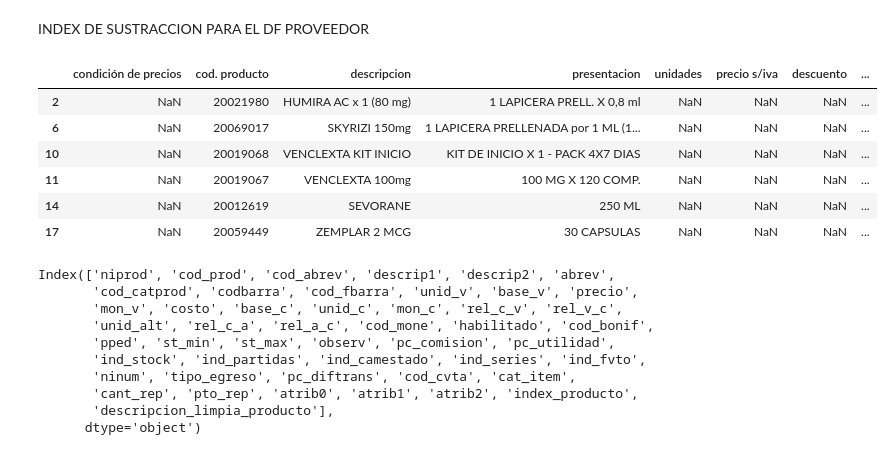
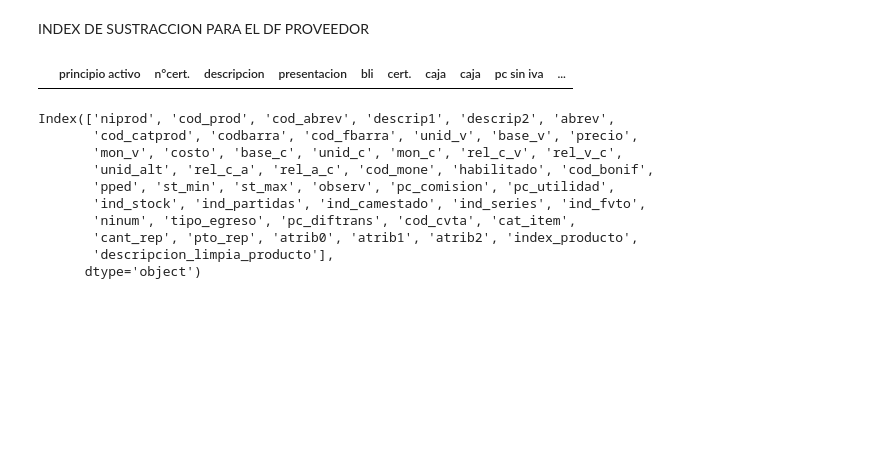
Before and after one commit to emmaSDNZ/digitalizacion_distriapp, a Jupyter notebook: backend/src/notebook/index.ipynb, the cells around one changed output. Cells and saved outputs as stored; diff of their text form; code cells hidden in the pictures; blank space fills up the shorter version.

Commit message:
merge df_MasterProducto y df_Prveedor

```diff
--- a/backend/src/notebook/index.ipynb
+++ b/backend/src/notebook/index.ipynb
@@ -193,7 +193,7 @@ Se encontraron 38 productos coincidentes del laboratorio 'ABBVIE'.
 DataFrame Proveedor
 # %%
 #Carga Proveedor
-cvs_proveedor = 'ABBVIE.csv'
+cvs_proveedor = 'Fabra.csv'
 df_Proveedor = cargar_datos(cvs_proveedor)
 # Eliminar filas donde todas sus columnas están vacías
 df_Proveedor = limpiar_datos(df_Proveedor)
@@ -260,24 +254,18 @@ INDEX DE SUSTRACCION PARA EL DF PROVEEDOR
 # %%
 #Sutraccion de productos sobre df ORIGINAL DE PROVEEDORES.
 similiridad = 'similaridad'
 
-umbral_similaridad = 0.8  # Ajusta este valor según tu caso
+umbral_similaridad = 0.9  # Ajusta este valor según tu caso
 df_filtrado_similaridad = df_resultado_similiridad[df_resultado_similiridad[similiridad] > umbral_similaridad]
 
 # Ahora, con los índices originales, extraemos los productos del df_Proveedor
 # Filtramos por 'indice_original_proveedor' para obtener solo las filas que superaron el umbral
 df_Proveedor_Similiridad_filtrado = df_Proveedor[df_Proveedor[variables_data.index_proveedor].isin(df_filtrado_similaridad['index_proveedor_x'])]
 
 # Mostrar los productos filtrados del proveedor
 df_Proveedor_Similiridad_filtrado
 # %% [output]
-|  | condición de precios | cod. producto | descripcion | presentacion | unidades | precio s/iva | descuento | ... |
-| 2 | NaN | 20021980 | HUMIRA AC x 1 (80 mg) | 1 LAPICERA PRELL. X 0,8 ml | NaN | NaN | NaN | ... |
-| 6 | NaN | 20069017 | SKYRIZI 150mg | 1 LAPICERA PRELLENADA por 1 ML (1... | NaN | NaN | NaN | ... |
-| 10 | NaN | 20019068 | VENCLEXTA KIT INICIO | KIT DE INICIO X 1 - PACK 4X7 DIAS | NaN | NaN | NaN | ... |
-| 11 | NaN | 20019067 | VENCLEXTA 100mg | 100 MG X 120 COMP. | NaN | NaN | NaN | ... |
-| 14 | NaN | 20012619 | SEVORANE | 250 ML | NaN | NaN | NaN | ... |
-| 17 | NaN | 20059449 | ZEMPLAR 2 MCG | 30 CAPSULAS | NaN | NaN | NaN | ... |
+|  | principio activo | n°cert. | descripcion | presentacion | bli | cert. | caja | caja | pc sin iva | ... |
 # %%
 df_MasterProductos.columns
 
```
Also changed, not shown: parts of 8 cells of this notebook, 2 other files.
